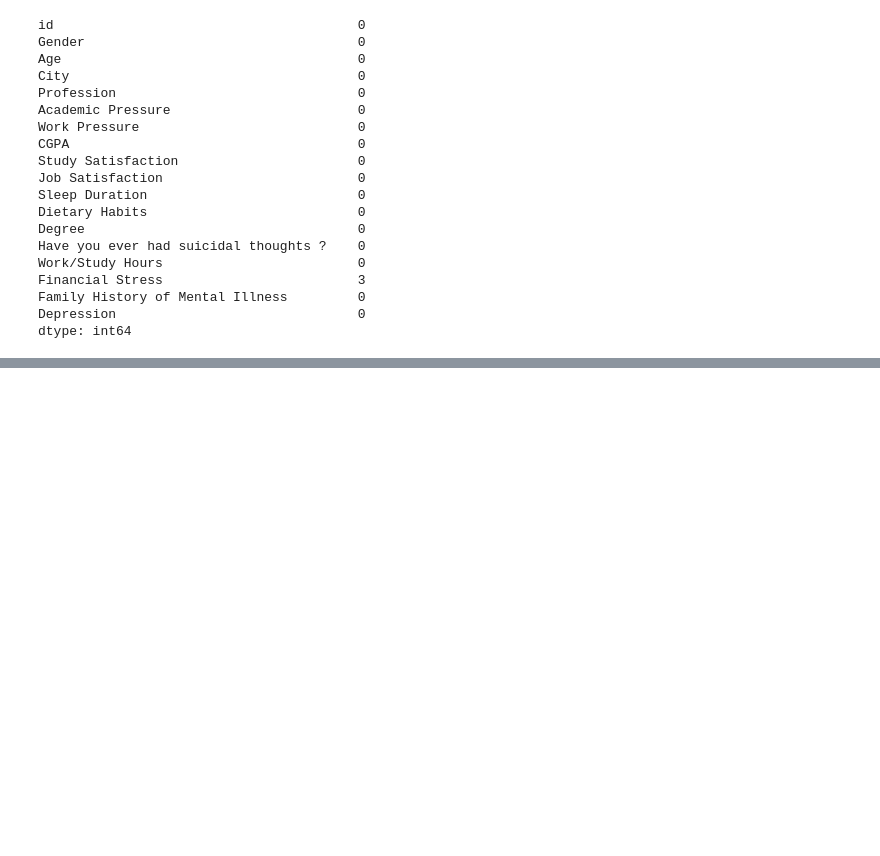
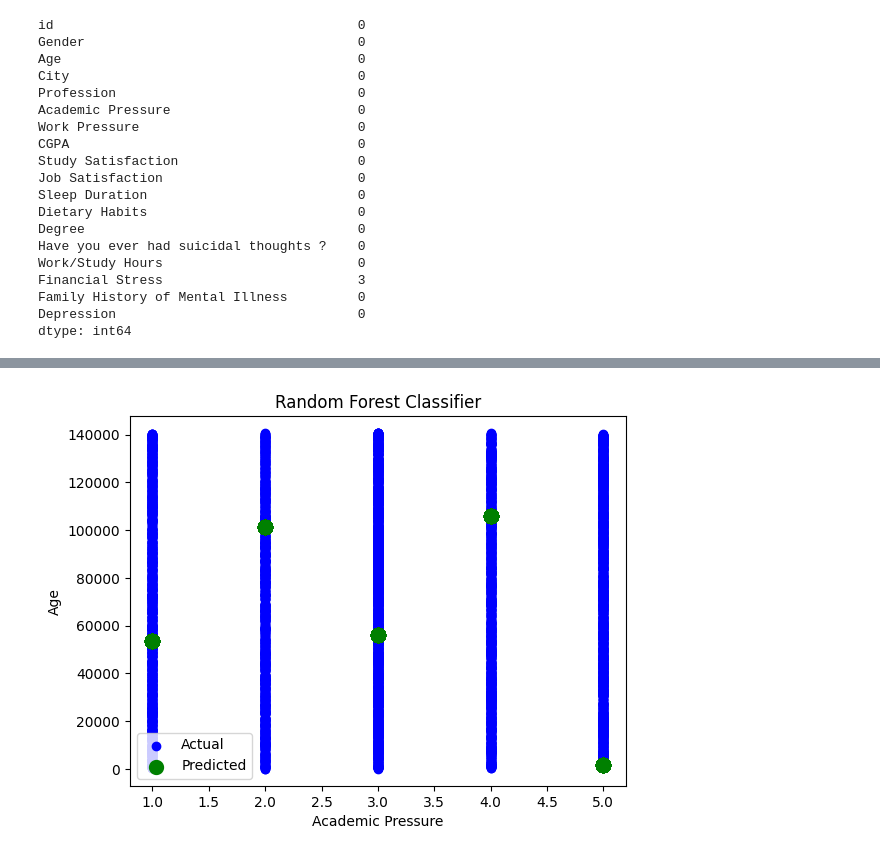
Before and after one commit to gayathri2647/Intern_DS_Python, a Jupyter notebook: random_forest.ipynb, the cells around one changed output, grey strips where cells are left out. Drawn from its saved outputs; the diff is of its cells as text; code cells hidden in the pictures; blank space fills up the shorter version.

```diff
--- a/random_forest.ipynb
+++ b/random_forest.ipynb
@@ -56,0 +58,10 @@ NameError: name 'train_test_split' is not defined
+# %%
+plt.scatter(x_test['Academic Pressure'], y_test, color='blue', label='Actual')
+plt.scatter(x_test['Academic Pressure'], y_pred, color='green', label='Predicted', linewidths=5)
+plt.title('Random Forest Classifier')
+plt.xlabel('Academic Pressure')
+plt.ylabel('Age')
+plt.legend()
+plt.show()
+# %% [output]
+[figure, added]
```
Also changed, not shown: parts of 1 cell of this notebook, 1 other file.
